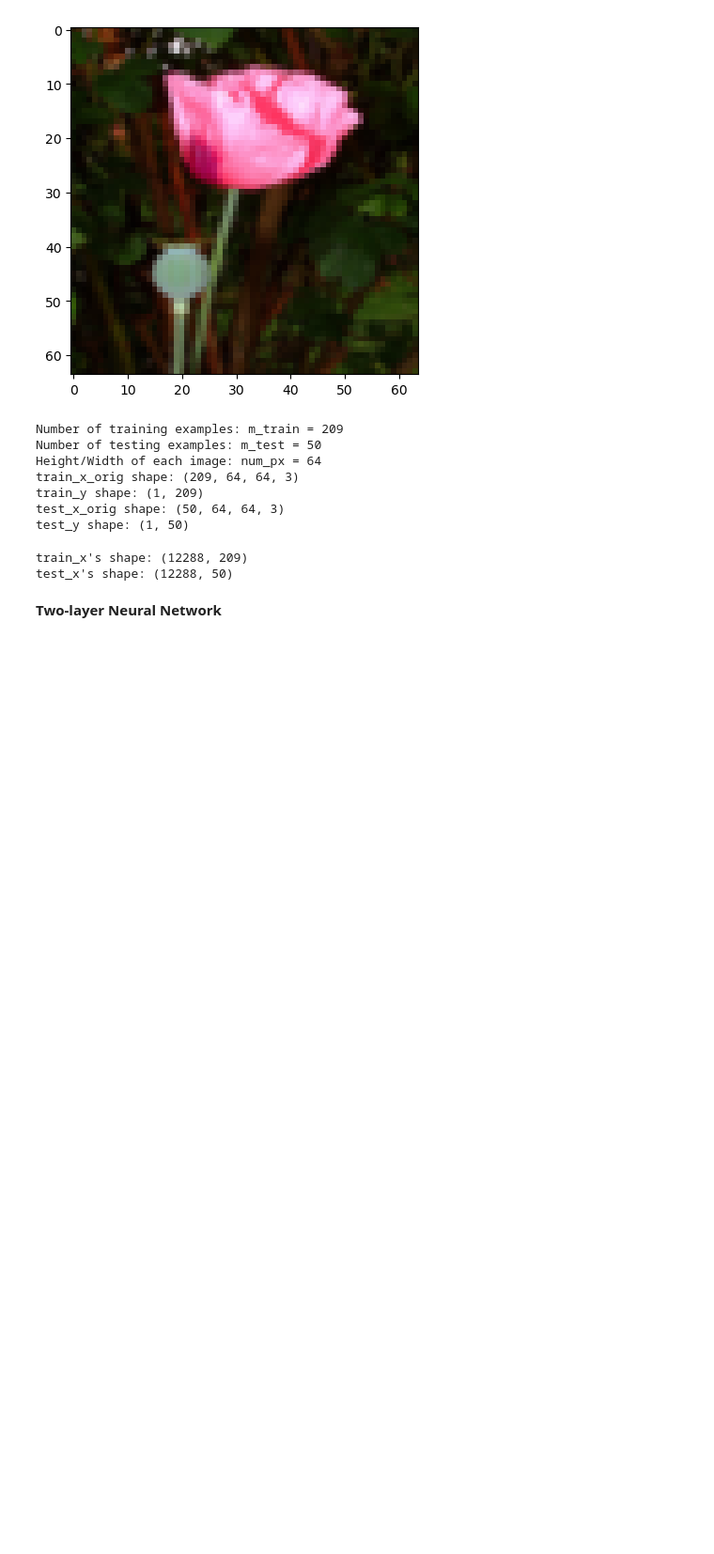
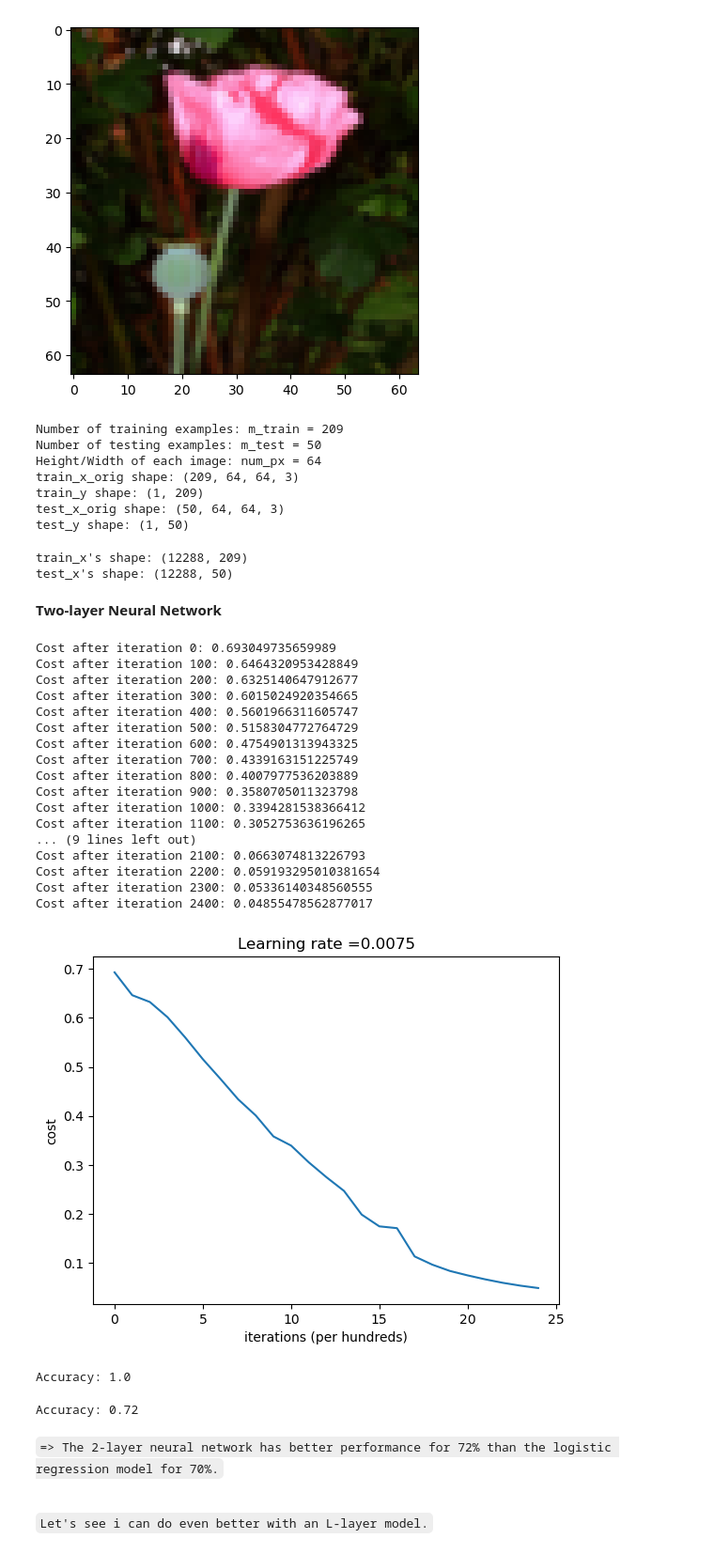
Before and after one commit to YasmineZaatour/Cat-Recognition, a Jupyter notebook: Cat_Recognition_2-LNN.ipynb, the cells around one changed output. Shown at 94% size. Saved outputs shown, nothing was run; the diff lists cells and outputs as text; code cells hidden in the pictures; blank space fills up the shorter version.

```diff
--- a/Cat_Recognition_DNN.ipynb
+++ b/Cat_Recognition_2-LNN.ipynb
@@ -214,3 +216,26 @@ def plot_costs(costs, learning_rate = 0.0075):
     plt.show()
 # %%
 parameters, costs = two_layer_model(train_x, train_y, layers_dims = (n_x, n_h, n_y), num_iterations = 2, print_cost=False)
+# %%
+#Train the model
+parameters, costs = two_layer_model(train_x, train_y, layers_dims = (n_x, n_h, n_y), num_iterations = 2500, print_cost = True)
+plot_costs(costs, learning_rate)
+# %% [output]
+Cost after iteration 0: 0.693049735659989
+Cost after iteration 100: 0.6464320953428849
+Cost after iteration 200: 0.6325140647912677
+Cost after iteration 300: 0.6015024920354665
+Cost after iteration 400: 0.5601966311605747
+Cost after iteration 500: 0.5158304772764729
+Cost after iteration 600: 0.4754901313943325
+Cost after iteration 700: 0.4339163151225749
+Cost after iteration 800: 0.4007977536203889
+Cost after iteration 900: 0.3580705011323798
+Cost after iteration 1000: 0.3394281538366412
+Cost after iteration 1100: 0.3052753636196265
+... (9 lines left out)
+Cost after iteration 2100: 0.0663074813226793
+Cost after iteration 2200: 0.059193295010381654
+Cost after iteration 2300: 0.05336140348560555
+Cost after iteration 2400: 0.04855478562877017
+[figure, added]
@@ -216,0 +261,12 @@ parameters, costs = two_layer_model(train_x, train_y, layers_dims = (n_x, n_h, n
+# %%
+predictions_train = predict(train_x, train_y, parameters)
+# %% [output]
+Accuracy: 1.0
+# %%
+predictions_test = predict(test_x, test_y, parameters)
+# %% [output]
+Accuracy: 0.72
+# %% [markdown]
+`=> The 2-layer neural network has better performance for 72% than the logistic regression model for 70%.`<br> <br>
+
+`Let's see i can do even better with an L-layer model.`
```
Also changed, not shown: parts of 2 cells of this notebook.
